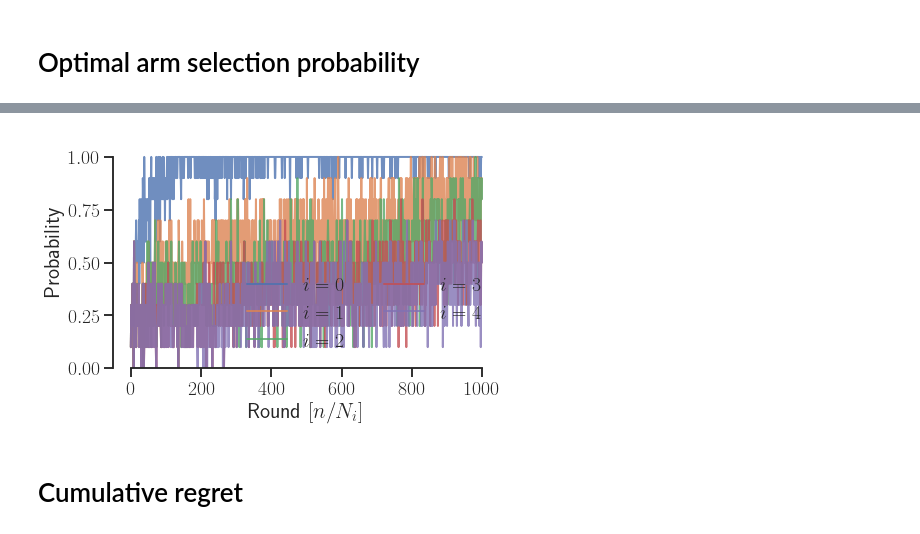
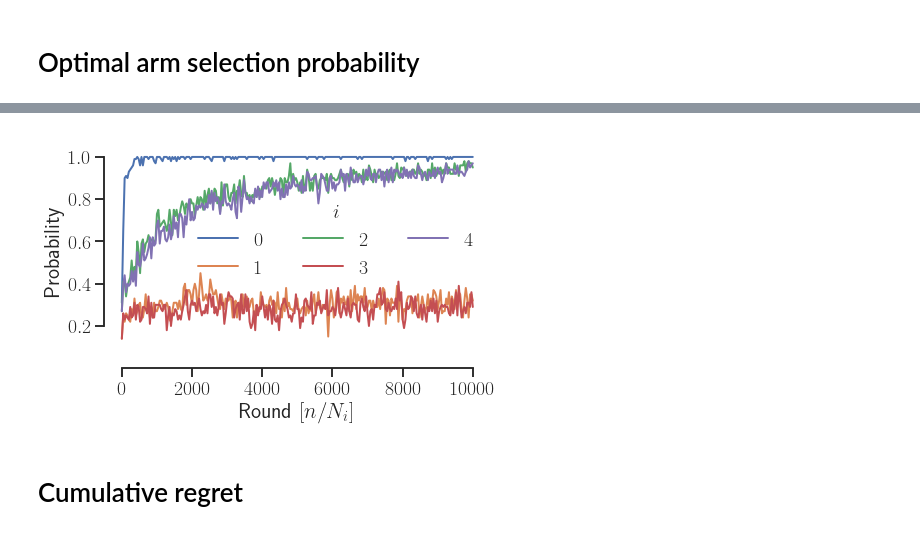
Before and after one commit to neildhir/non-stationary-causal-bandits, a Jupyter notebook: notebooks/plotting.ipynb, the cells around one changed output, grey strips where cells are left out. Drawn from its saved outputs; the diff is of its cells as text; code cells hidden in the pictures.

```diff
--- a/notebooks/plotting.ipynb
+++ b/notebooks/plotting.ipynb
@@ -99,8 +49,8 @@ superimposed_rewards_plot(rewards, save=False)
 # Optimal arm selection probability
 # %%
 params = setup_DynamicIVCD(5)
-params['n_trials'] = 10
-params['horizon'] = 1000
+params['horizon'] = 10000
+# params['bandit_algorithm'] = 'UCB'
 m = CCB(**params)
 m.run()
 # %% [output]
@@ -158,7 +142,7 @@ from src.utils.plotting import plot_probability
 # %%
-plot_probability(m, 0,5, 1000)
+plot_probability(m, 0, 5, 10000, 250, 'TS_10000_rounds_v1')
 # %% [output]
-[figure, old version]
+[figure, new version]
 # %% [markdown]
 # Cumulative regret
 # %%
```
Also changed, not shown: parts of 13 cells of this notebook, 4 other files.
